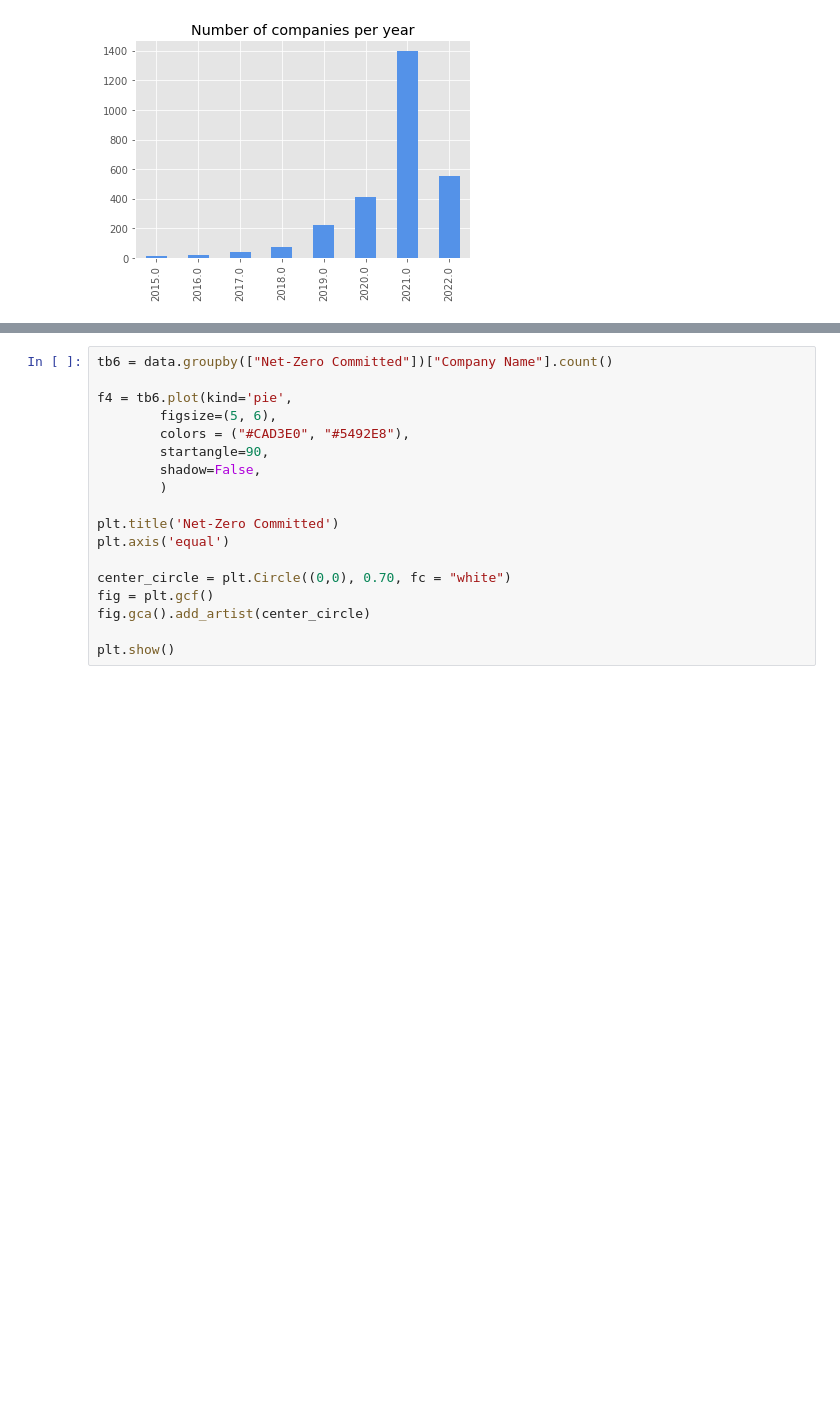
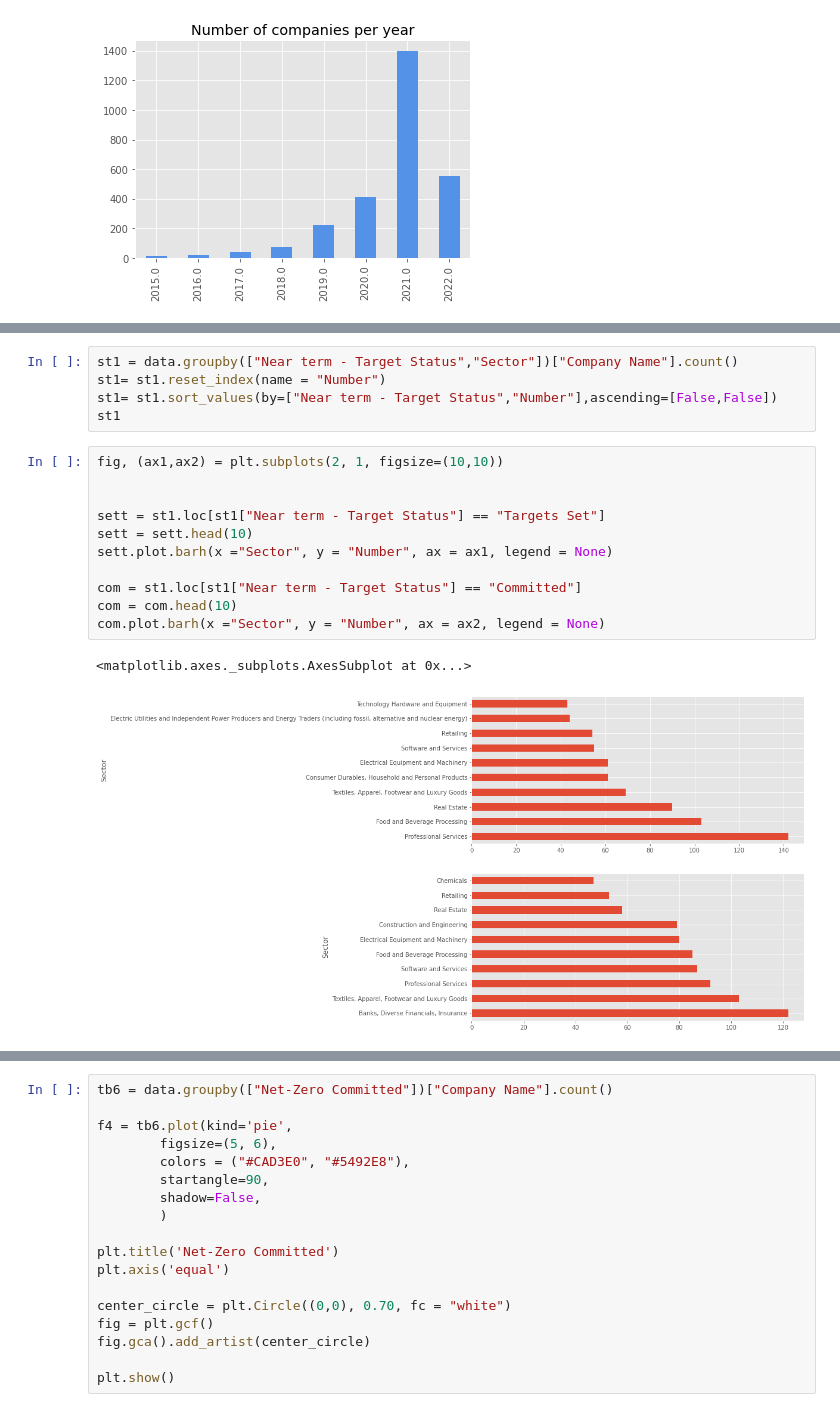
Before and after one commit to isalesp/SBTi, a Jupyter notebook: SBTi.ipynb, the cells around one changed output, grey strips where cells are left out. Saved outputs shown, nothing was run; the diff lists cells and outputs as text; blank space fills up the shorter version.

```diff
--- a/SBTi.ipynb
+++ b/SBTi.ipynb
@@ -299,0 +352,19 @@ plt.show()
+# %%
+st1 = data.groupby(["Near term - Target Status","Sector"])["Company Name"].count()
+st1= st1.reset_index(name = "Number")
+st1= st1.sort_values(by=["Near term - Target Status","Number"],ascending=[False,False])
+st1
+# %%
+fig, (ax1,ax2) = plt.subplots(2, 1, figsize=(10,10))
+
+
+sett = st1.loc[st1["Near term - Target Status"] == "Targets Set"]
+sett = sett.head(10)
+sett.plot.barh(x ="Sector", y = "Number", ax = ax1, legend = None)
+
+com = st1.loc[st1["Near term - Target Status"] == "Committed"]
+com = com.head(10)
+com.plot.barh(x ="Sector", y = "Number", ax = ax2, legend = None)
+# %% [output]
+<matplotlib.axes._subplots.AxesSubplot at 0x...>
+[figure, added]
```
Also changed, not shown: parts of 43 cells of this notebook.
